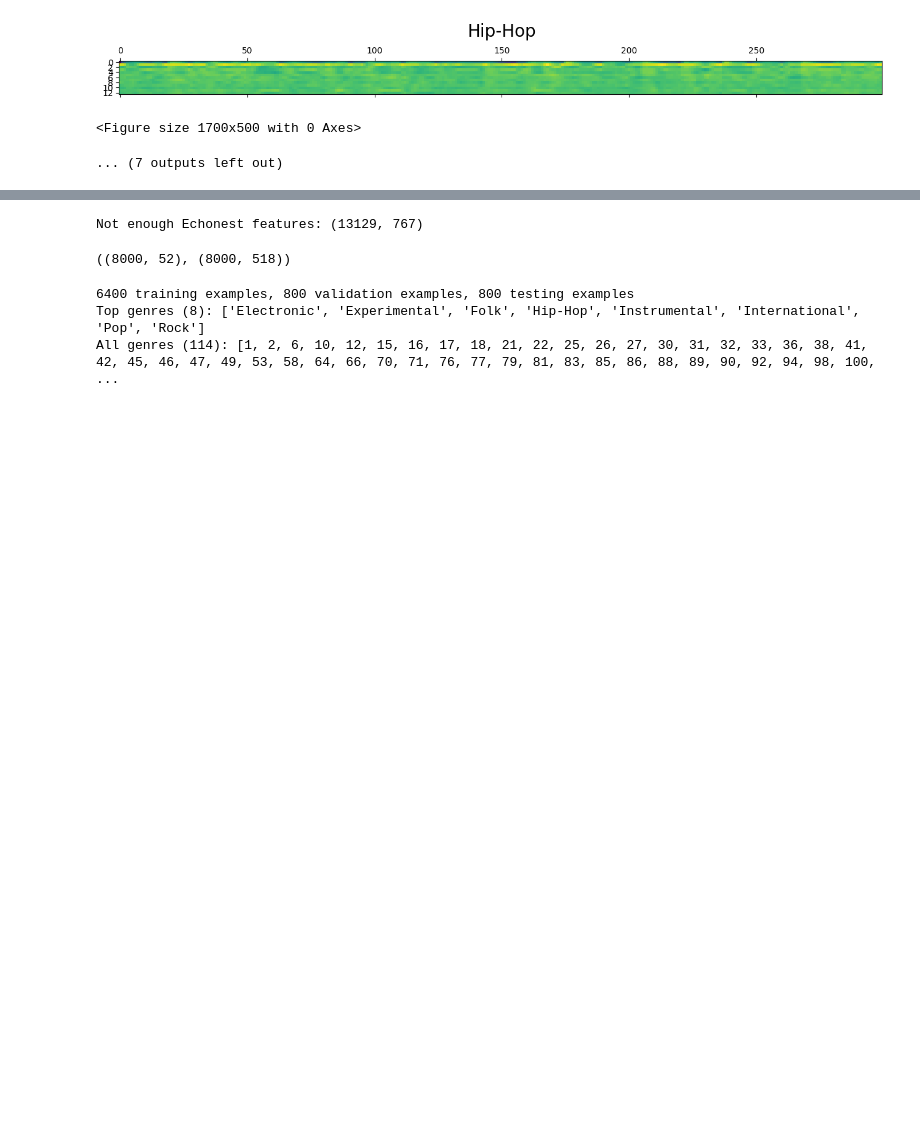
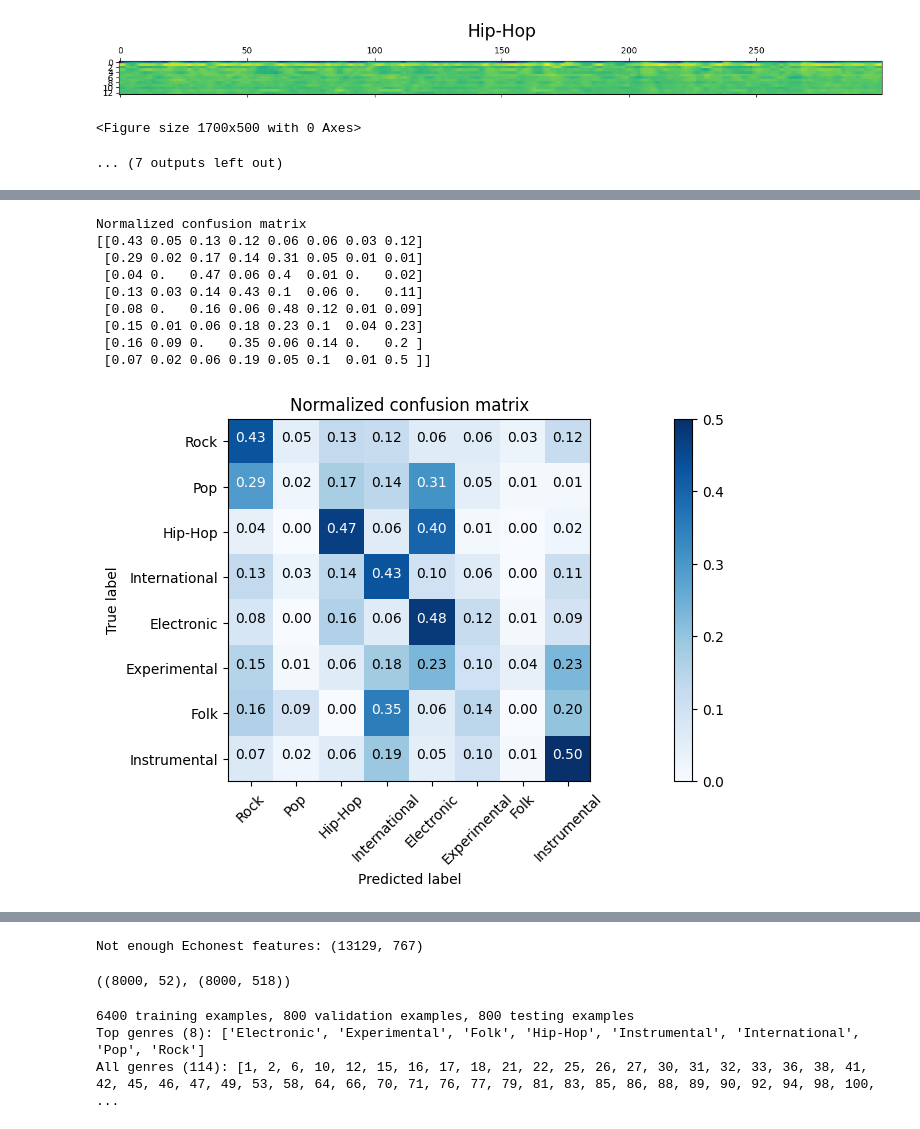
Before and after one commit to ruoyi-qiao/MusicGenreClassification, a Jupyter notebook: traditional_method/hidden_markov_model/data_analysis.ipynb, the cells around one changed output, grey strips where cells are left out. Saved outputs shown, nothing was run; the diff lists cells and outputs as text; code cells hidden in the pictures; blank space fills up the shorter version.

```diff
--- a/traditional_method/hidden_markov_model/data_analysis.ipynb
+++ b/traditional_method/hidden_markov_model/data_analysis.ipynb
@@ -379,5 +478,25 @@ def plot_confusion_matrix(cm, classes,
     plt.tight_layout()
     plt.ylabel('True label')
     plt.xlabel('Predicted label')
+# %%
+for y_pred in hist:
+    if sum(y_pred == y_test) / len(y_test) < 0.30:
+        continue
+    best_pred = y_pred
+    cnf_matrix = confusion_matrix(y_test, y_pred, labels=genres)
+    plt.figure()
+    plot_confusion_matrix(cnf_matrix, classes=genres, normalize=True,
+                        title='Normalized confusion matrix')
+# %% [output]
+Normalized confusion matrix
+[[0.43 0.05 0.13 0.12 0.06 0.06 0.03 0.12]
+ [0.29 0.02 0.17 0.14 0.31 0.05 0.01 0.01]
+ [0.04 0.   0.47 0.06 0.4  0.01 0.   0.02]
+ [0.13 0.03 0.14 0.43 0.1  0.06 0.   0.11]
+ [0.08 0.   0.16 0.06 0.48 0.12 0.01 0.09]
+ [0.15 0.01 0.06 0.18 0.23 0.1  0.04 0.23]
+ [0.16 0.09 0.   0.35 0.06 0.14 0.   0.2 ]
+ [0.07 0.02 0.06 0.19 0.05 0.1  0.01 0.5 ]]
+[figure, added]
 # %%
 # plot confusion matrix
```
Also changed, not shown: parts of 10 cells of this notebook, 6 other files.
